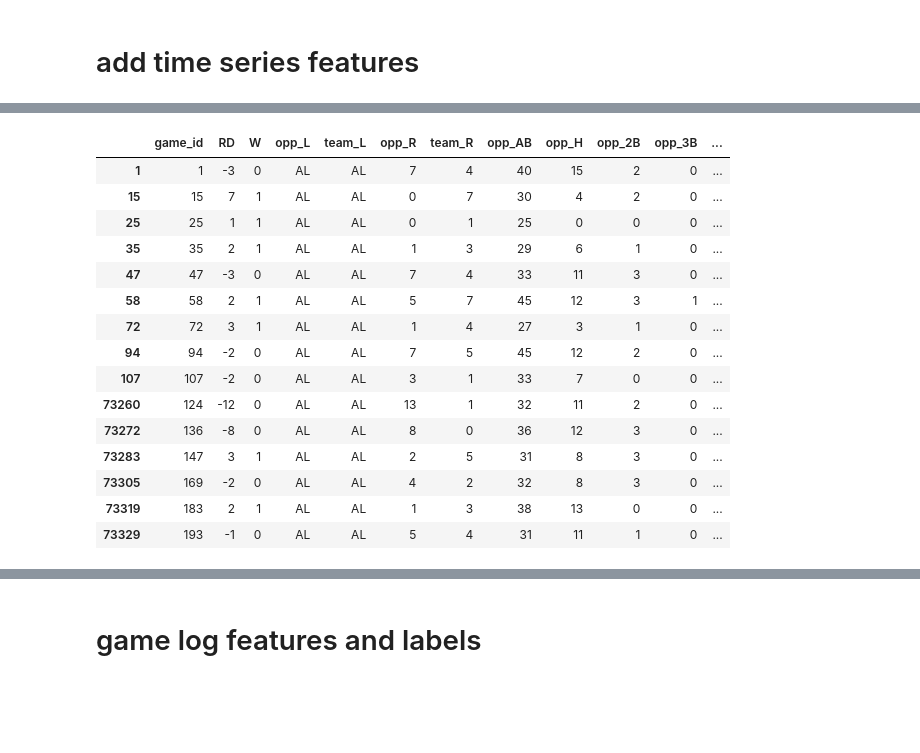
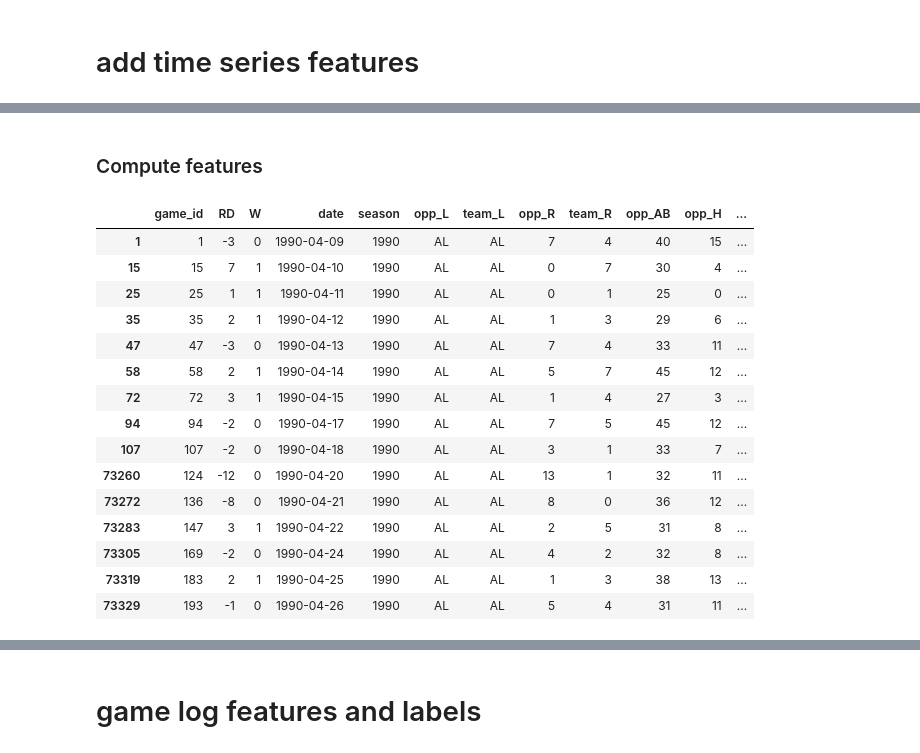
Before and after one commit to lanejere5/mlb, a Jupyter notebook: elo/features.ipynb, the cells around one changed output, grey strips where cells are left out. Saved outputs shown, nothing was run; the diff lists cells and outputs as text; code cells hidden in the pictures; blank space fills up the shorter version.

```diff
--- a/elo/features.ipynb
+++ b/elo/features.ipynb
@@ -71,8 +70,9 @@ Missing fields will be NULL.
 # load, clean, concat game logs 1990 - 2021
 # %%
 import pandas as pd
+from typing import Dict
 
-def get_team_index_map(file):
+def get_team_index_map(file: str) -> Dict['str', int]:
     """Returns a dict mapping team abbr from 1990 - 2021 to a
     dense set of indices.
 
@@ -98,7 +98,7 @@ def get_team_index_map(file):
     team_index_map['FLO'] = team_index_map['MIA']
 
     # save as a dataframe
-    team_ids = pd.DataFrame(team_id_map.items(), columns=['abbr', 'id'])
+    team_ids = pd.DataFrame(team_index_map.items(), columns=['abbr', 'id'])
     team_ids.to_csv('/content/drive/My Drive/mlb/features/team_ids.csv')
 
     return team_index_map
@@ -123,6 +123,7 @@ def clean(gl):
         '7': 'home_L',
         '9': 'visitor_R',
         '10': 'home_R',
+        '16': 'park_ID',
         '21': 'visitor_AB',
         '22': 'visitor_H',
         '23': 'visitor_2B',
@@ -144,14 +145,12 @@ def clean(gl):
     }
 
     # parse dates
-    gl = gl.assign(
-        date=pd.to_datetime(gl['0'], format='%Y%m%d') \
-            .apply(lambda x: x.date())
-    )
+    gl = gl.assign(date=pd.to_datetime(gl['0'], format='%Y%m%d'))
+    gl = gl.assign(season=gl['date'].dt.year)
 
     # replace abbr with team_id
-    gl = gl.assign(visitor_id=gl['3'].map(team_id_map)) \
-    .assign(home_id=gl['6'].map(team_id_map))
+    gl = gl.assign(visitor_id=gl['3'].map(team_ids)) \
+    .assign(home_id=gl['6'].map(team_ids))
 
     # rename columns
     gl = gl.rename(columns=cols)
@@ -200,14 +224,16 @@ gl.head()
 # %% [markdown]
 # create team log
 # %%
-def get_team_logs(gl):
-    # create team log
+def get_team_logs(gl: pd.DataFrame) -> pd.DataFrame:
+    """Create team logs from game logs."""
 
     # columns to use
     cols = [
         'game_id',
         'RD',
-        'W'
+        'W',
+        'date',
+        'season'
     ] + [c for c in gl.columns if c.startswith(('home', 'visitor'))]
 
     # home logs
@@ -259,3 +404,5 @@ tl.head(15)
+# %% [markdown]
+### Compute features
 # %%
 # create groupby object over last n games
 tl_groupby = tl.groupby('team_id', as_index=False)
@@ -268,7 +415,17 @@ for i in rd_window_sizes:
 # win percentage over last n games
 win_pct_window_sizes = [10, 20, 30, 50, 100]
 for i in win_pct_window_sizes:
-    tl['win_pct_' + str(i)] = tl_groupby['W'].shift().rolling(i).mean().bfill()
+    tl['win_pct_' + str(i)] = tl_groupby['W'].shift().rolling(2 * i).mean().bfill()
+
+# rest over last n games
+rest_window_sizes = list(range(1, 15))
+for i in rest_window_sizes:
+    rest_agg = rest_aggregator(i)
+    tl['rest_' + str(i)] = tl_groupby['date'] \
+        .diff()['date'].dt.days \
+        .fillna(1000) \
+        .rolling(i, min_periods=1) \
+        .agg(rest_agg)
 
 # stats over last n games
 avg_window_sizes = [5, 10, 20, 30, 50, 100]
@@ -281,50 +438,50 @@ for i in avg_window_sizes:
     off_sf   = tl_groupby['team_SF'].shift().rolling(i).sum()['team_SF']
     off_1b   = tl_groupby['team_1B'].shift().rolling(i).sum()['team_1B']
     off_2b   = tl_groupby['team_2B'].shift().rolling(i).sum()['team_2B']
     off_3b   = tl_groupby['team_3B'].shift().rolling(i).sum()['team_3B']
     off_hr   = tl_groupby['team_HR'].shift().rolling(i).sum()['team_HR']
 
     # avg = H / AB
     tl['off_avg_' + str(i)] = (off_h / off_ab).bfill()
     # OBP = (H + BB + HBP) / (AB + BB + HBP + SF)
     tl['off_obp_' + str(i)] = ((off_h + off_bb + off_hbp) / (off_ab + off_bb + off_hbp + off_sf)).bfill()
     # SLG = (1B + 2*2B + 3*3B + 4*HR) / AB
     tl['off_slg_' + str(i)] = ((off_1b + 2 * off_2b + 3 * off_3b + 4 * off_hr) / off_ab).bfill()
     # OPS = OBP + SLG
-    tl['off_slg_' + str(i)] = (tl['off_obp_' + str(i)] + tl['off_slg_' + str(i)]).bfill()
+    # tl['off_slg_' + str(i)] = (tl['off_obp_' + str(i)] + tl['off_slg_' + str(i)]).bfill()
 
     # defensive stats
     def_h = tl_groupby['opp_H'].shift().rolling(i).sum()['opp_H']
     def_ab = tl_groupby['opp_AB'].shift().rolling(i).sum()['opp_AB']
     def_bb = tl_groupby['opp_BB'].shift().rolling(i).sum()['opp_BB']
     def_ip = def_ab / 3.0
     def_er = tl_groupby['team_ER'].shift().rolling(i).sum()['team_ER']
 
     # avg = H / AB
     tl['def_avg_' + str(i)] = (def_h / def_ab).bfill()
     # WHIP = (W + H) / IP
     tl['def_whip_' + str(i)] = ((def_bb + def_h)/ def_ip).bfill()
     # ERA = 9 * ER / IP
     tl['def_era_' + str(i)] = (9 * def_er / def_ip).bfill()
 
 tl.head(15)
 # %% [output]
-|  | game_id | RD | W | opp_L | team_L | opp_R | team_R | opp_AB | opp_H | opp_2B | opp_3B | ... |
-| 1 | 1 | -3 | 0 | AL | AL | 7 | 4 | 40 | 15 | 2 | 0 | ... |
-| 15 | 15 | 7 | 1 | AL | AL | 0 | 7 | 30 | 4 | 2 | 0 | ... |
-| 25 | 25 | 1 | 1 | AL | AL | 0 | 1 | 25 | 0 | 0 | 0 | ... |
-| 35 | 35 | 2 | 1 | AL | AL | 1 | 3 | 29 | 6 | 1 | 0 | ... |
-| 47 | 47 | -3 | 0 | AL | AL | 7 | 4 | 33 | 11 | 3 | 0 | ... |
-| 58 | 58 | 2 | 1 | AL | AL | 5 | 7 | 45 | 12 | 3 | 1 | ... |
-| 72 | 72 | 3 | 1 | AL | AL | 1 | 4 | 27 | 3 | 1 | 0 | ... |
-| 94 | 94 | -2 | 0 | AL | AL | 7 | 5 | 45 | 12 | 2 | 0 | ... |
-| 107 | 107 | -2 | 0 | AL | AL | 3 | 1 | 33 | 7 | 0 | 0 | ... |
-| 73260 | 124 | -12 | 0 | AL | AL | 13 | 1 | 32 | 11 | 2 | 0 | ... |
-| 73272 | 136 | -8 | 0 | AL | AL | 8 | 0 | 36 | 12 | 3 | 0 | ... |
-| 73283 | 147 | 3 | 1 | AL | AL | 2 | 5 | 31 | 8 | 3 | 0 | ... |
-| 73305 | 169 | -2 | 0 | AL | AL | 4 | 2 | 32 | 8 | 3 | 0 | ... |
-| 73319 | 183 | 2 | 1 | AL | AL | 1 | 3 | 38 | 13 | 0 | 0 | ... |
-| 73329 | 193 | -1 | 0 | AL | AL | 5 | 4 | 31 | 11 | 1 | 0 | ... |
+|  | game_id | RD | W | date | season | opp_L | team_L | opp_R | team_R | opp_AB | opp_H | ... |
+| 1 | 1 | -3 | 0 | 1990-04-09 | 1990 | AL | AL | 7 | 4 | 40 | 15 | ... |
+| 15 | 15 | 7 | 1 | 1990-04-10 | 1990 | AL | AL | 0 | 7 | 30 | 4 | ... |
+| 25 | 25 | 1 | 1 | 1990-04-11 | 1990 | AL | AL | 0 | 1 | 25 | 0 | ... |
+| 35 | 35 | 2 | 1 | 1990-04-12 | 1990 | AL | AL | 1 | 3 | 29 | 6 | ... |
+| 47 | 47 | -3 | 0 | 1990-04-13 | 1990 | AL | AL | 7 | 4 | 33 | 11 | ... |
+| 58 | 58 | 2 | 1 | 1990-04-14 | 1990 | AL | AL | 5 | 7 | 45 | 12 | ... |
+| 72 | 72 | 3 | 1 | 1990-04-15 | 1990 | AL | AL | 1 | 4 | 27 | 3 | ... |
+| 94 | 94 | -2 | 0 | 1990-04-17 | 1990 | AL | AL | 7 | 5 | 45 | 12 | ... |
+| 107 | 107 | -2 | 0 | 1990-04-18 | 1990 | AL | AL | 3 | 1 | 33 | 7 | ... |
+| 73260 | 124 | -12 | 0 | 1990-04-20 | 1990 | AL | AL | 13 | 1 | 32 | 11 | ... |
+| 73272 | 136 | -8 | 0 | 1990-04-21 | 1990 | AL | AL | 8 | 0 | 36 | 12 | ... |
+| 73283 | 147 | 3 | 1 | 1990-04-22 | 1990 | AL | AL | 2 | 5 | 31 | 8 | ... |
+| 73305 | 169 | -2 | 0 | 1990-04-24 | 1990 | AL | AL | 4 | 2 | 32 | 8 | ... |
+| 73319 | 183 | 2 | 1 | 1990-04-25 | 1990 | AL | AL | 1 | 3 | 38 | 13 | ... |
+| 73329 | 193 | -1 | 0 | 1990-04-26 | 1990 | AL | AL | 5 | 4 | 31 | 11 | ... |
 # %%
 tl[tl['game_id'] == 0]
 # %% [output]
```
Also changed, not shown: parts of 14 cells of this notebook.
